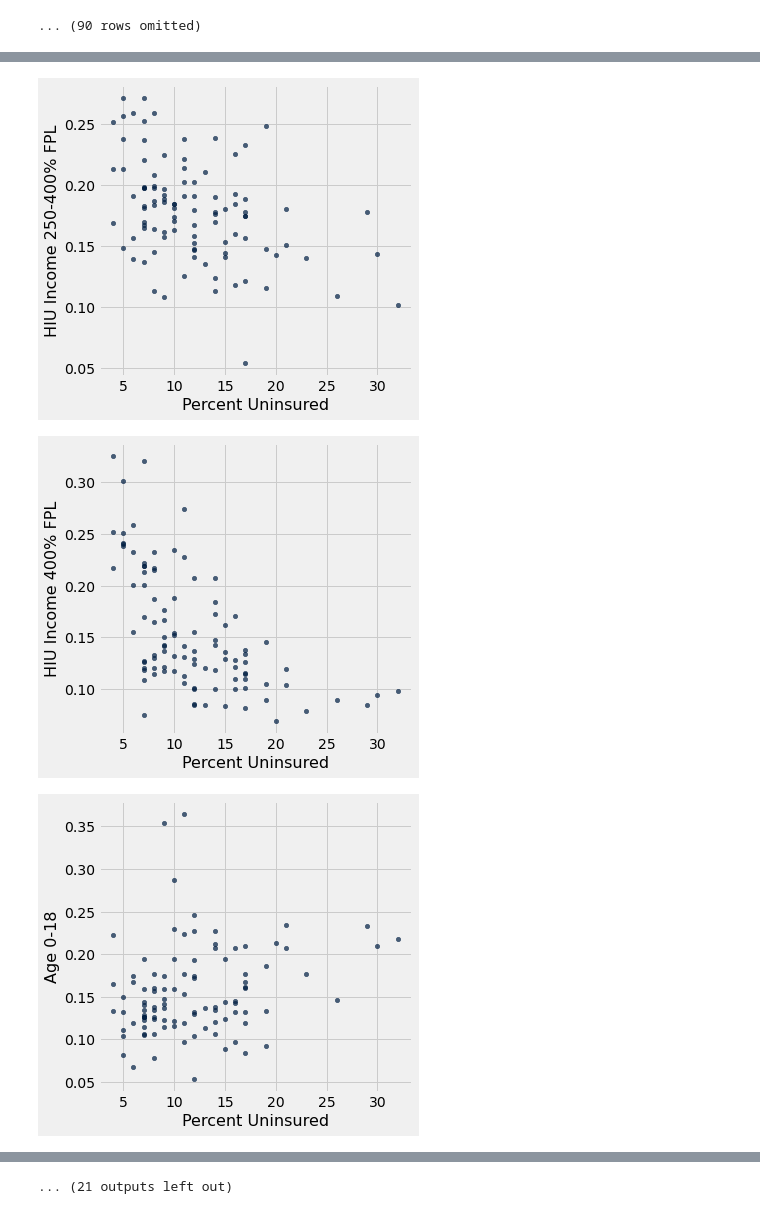
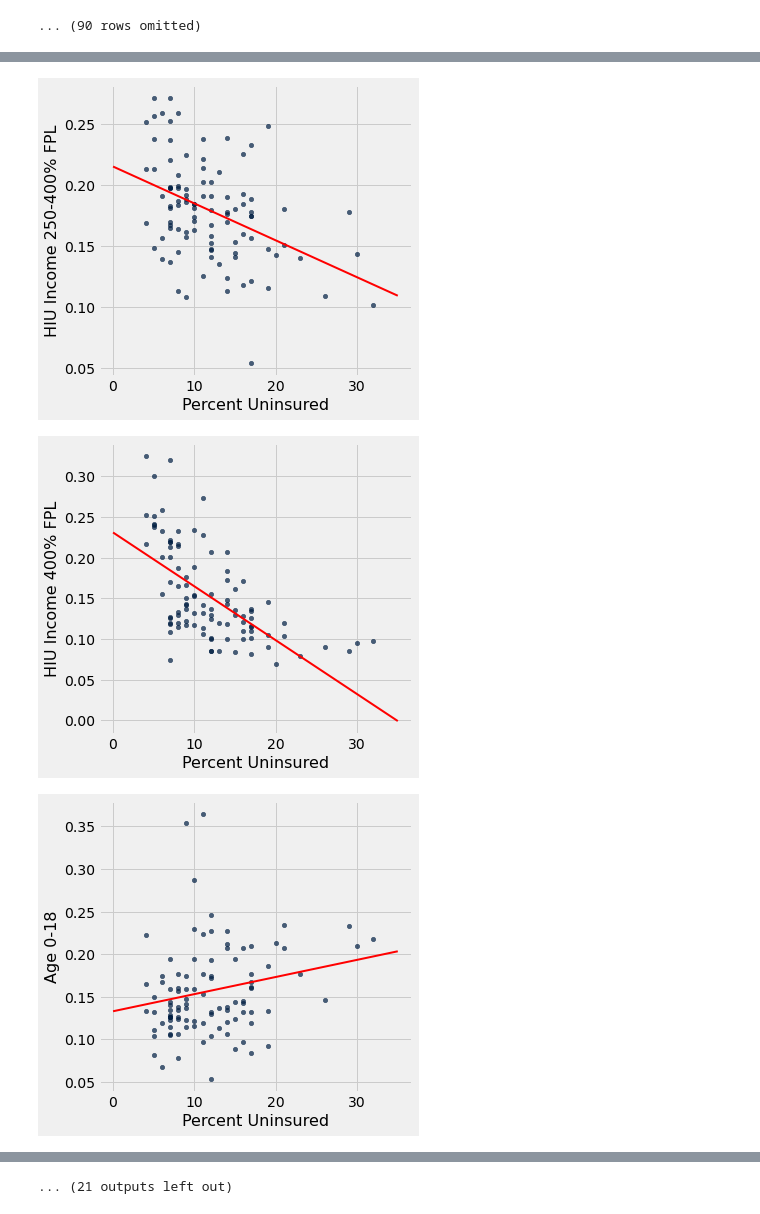
Before and after one commit to peter-h-wi/CDC_Website, a Jupyter notebook: dataAnalysis/CDC.ipynb, the cells around one changed output, grey strips where cells are left out. Drawn from its saved outputs; the diff is of its cells as text; code cells hidden in the pictures.

```diff
--- a/dataAnalysis/CDC.ipynb
+++ b/dataAnalysis/CDC.ipynb
@@ -98,3 +113,3 @@ highest_total
 # %%
-highest_total_in_percent.sort("Percent Uninsured", descending = True)
+highest_total_in_percent.sort("Percent Uninsured", descending=True).take(np.arange(50)).column("Percent Uninsured").mean()
 # %% [output]
@@ -112,0 +117,2 @@ highest_total_in_percent.sort("Percent Uninsured", descending = True)
+# %%
+highest_total_in_percent.sort("Percent Uninsured", descending=False).take(np.arange(50)).column("Percent Uninsured").mean()
@@ -112,0 +141,25 @@ highest_total_in_percent.sort("Percent Uninsured", descending = True)
+# %%
+factors = Table()
+
+factor_name = make_array()
+inclination = make_array()
+y_at_0 = make_array()
+y_at_35 = make_array()
+for col in column_names:
+    if (col == "State Name") or (col == "County Name") or (col == "Total Non-Elderly Population (Excluding Undocumented)") or (col == "Uninsured Population (Excluding Undocumented)" or (col == "Percent Uninsured")):
+        continue
+
+    factor_name = np.append(factor_name, col)
+    graphInfo = getGraphInfo(col)
+    inclination = np.append(inclination, graphInfo[0])
+    y_at_0 = np.append(y_at_0, graphInfo[1])
+    y_at_35 = np.append(y_at_35, graphInfo[2])
+
+factors = factors.with_columns(
+    "Factor", factor_name,
+    "Inclination", inclination,
+    "y at 0", y_at_0,
+    "y at 35", y_at_35
+)
+
+factors
@@ -113,10 +179,16 @@ highest_total_in_percent.sort("Percent Uninsured", descending = True)
 # %%
-highest_total_in_percent = highest_total
 for col in column_names:
     if (col == "State Name") or (col == "County Name") or (col == "Total Non-Elderly Population (Excluding Undocumented)") or (col == "Uninsured Population (Excluding Undocumented)" or (col == "Percent Uninsured")):
         continue
-    highest_total_in_percent = highest_total_in_percent.with_column(
-        col, highest_total_in_percent.column(col) / highest_total_in_percent.column("Uninsured Population (Excluding Undocumented)")
-    )
+
+    # highest_total_in_percent = highest_total_in_percent.with_column(
+    #     "Predicted " + col, predict(col)
+    # )
+
+    #highest_total_in_percent.scatter("Percent Uninsured", [col, "Predicted " + col])
+    y0 = factors.where("Factor", col).column("y at 0").item(0)
+    y35 = factors.where("Factor", col).column("y at 35").item(0)
+
     highest_total_in_percent.scatter("Percent Uninsured", col)
+    plots.plot([0, 35], [y0, y35], color='red', lw=2);
 # %% [output]
@@ -126,3 +198,3 @@ for col in column_names:
-[figure, old version]
+[figure, new version]
-[figure, old version]
+[figure, new version]
-[figure, old version]
+[figure, new version]
```
Also changed, not shown: parts of 19 cells of this notebook.
